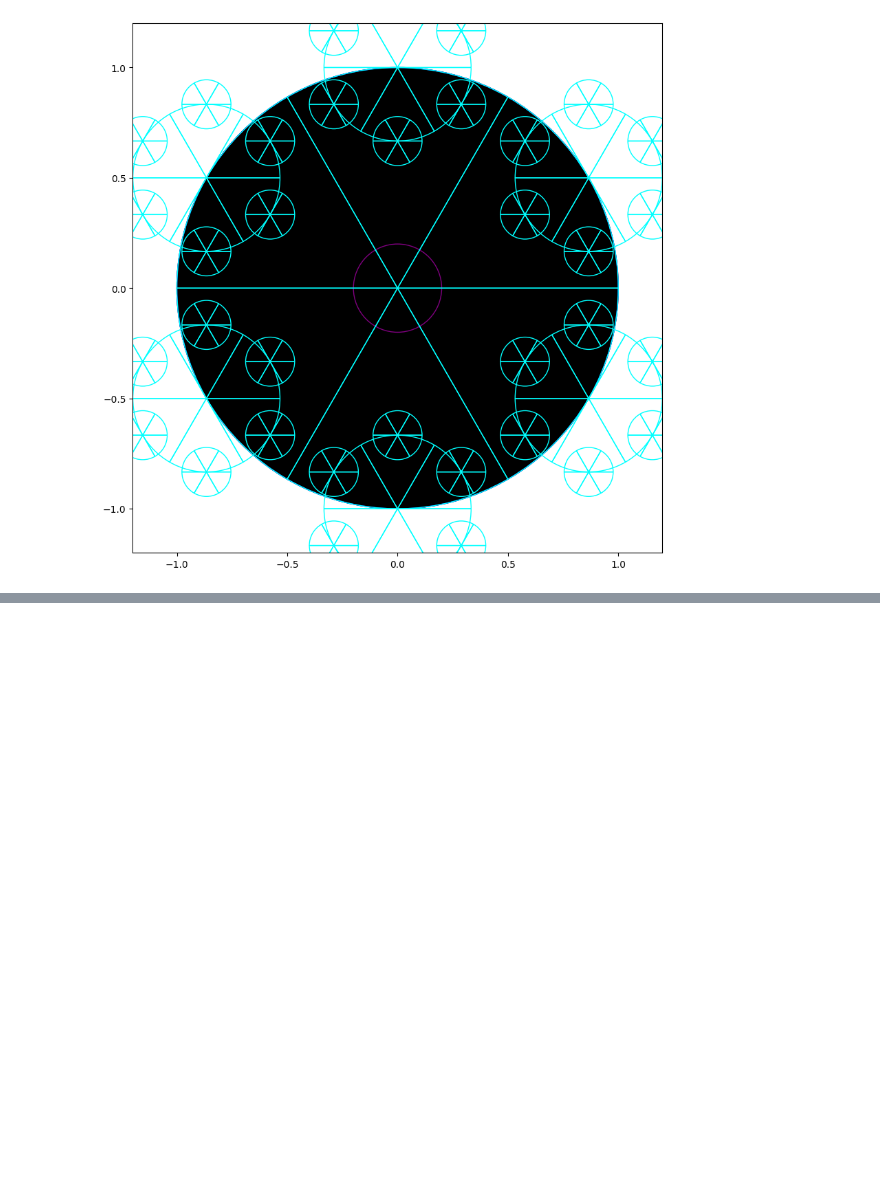
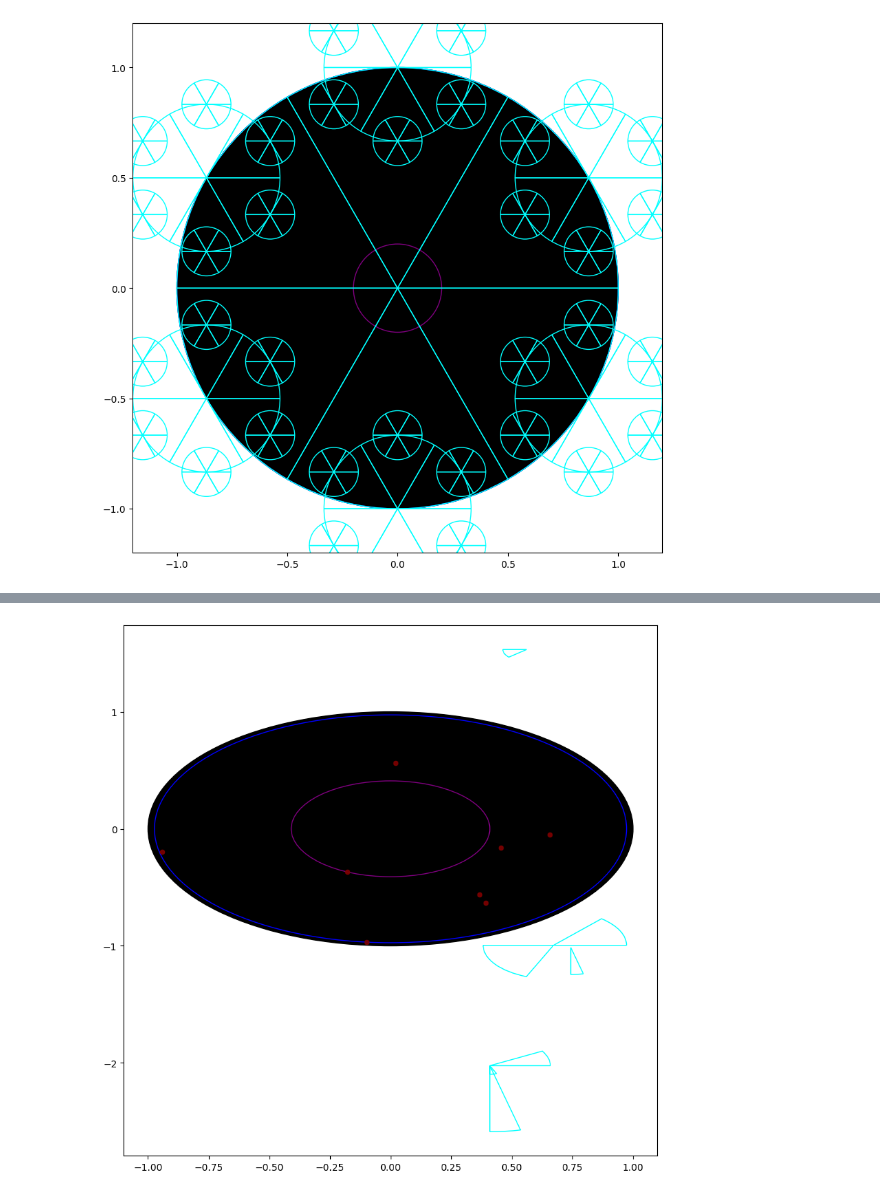
Before and after one commit to Sahana-kargi/approximate-nearest-neighbors-main, a Jupyter notebook: samples/hyperbolic_exploration.ipynb, the cells around one changed output, grey strips where cells are left out. Drawn from its saved outputs; the diff is of its cells as text; code cells hidden in the pictures; blank space fills up the shorter version.

```diff
--- a/samples/hyperbolic_exploration.ipynb
+++ b/samples/hyperbolic_exploration.ipynb
@@ -407,0 +363,82 @@ RecursionError: maximum recursion depth exceeded while calling a Python object
+# %%
+
+def minpoint(points):
+    min_radius = min(point[0] for point in points)
+    min_radius_point = [point for point in points if point[0] == min_radius][0]
+    print("Start: " + str(min_radius_point))
+    return min_radius_point
+# %%
+
+
+def recursive_subdivision(points_in_wedge, alternate_split=True):
+    if len(points_in_wedge) <= 1:
+        return
+
+    if alternate_split:
+        split_value = polar_point_based_split(points_in_wedge)
+    else:
+        split_value = polar_radius_based_split(points_in_wedge)
+
+    # Split points into two halves
+    points_left, points_right = polar_array_split(points_in_wedge)
+
+
+    #calculates the pieces of the wedge
+    start = minpoint(points_in_wedge)
+    segment_radius = radius(points_in_wedge)
+    angle_degrees = np.degrees(split_value)
+    print("Degrees: " + str(angle_degrees))
+
+
+    #draws the wedges
+    if angle_degrees >= 0 and angle_degrees <= 90:  # First quadrant
+        fig.gca().add_patch(patches.Wedge(start, r=segment_radius, theta1=0, theta2=angle_degrees, color='cyan', fill=False))
+    elif angle_degrees > 90 and angle_degrees <= 180:  # Second quadrant
+        fig.gca().add_patch(patches.Wedge(start, r=segment_radius, theta1=90, theta2=angle_degrees, color='cyan', fill=False))
+    elif angle_degrees > 180 and angle_degrees <= 270:  # Third quadrant
+        fig.gca().add_patch(patches.Wedge(start, r=segment_radius, theta1=180,theta2=angle_degrees, color='cyan', fill=False))
+    else:  # Fourth quadrant
+        fig.gca().add_patch(patches.Wedge(start, r=segment_radius, theta1=270, theta2=angle_degrees, color='cyan', fill=False))
+
+
+    # Call the function recursively
+    recursive_subdivision(points_left, not alternate_split)
+    recursive_subdivision(points_right, not alternate_split)
+
+
+# Generate points inside Poincaré disk
+points = []
+num_points = 8
+while len(points) != num_points:
+    x = random.uniform(-1.0, 1.0)
+    y = random.uniform(-1.0, 1.0)
+
+    # Test if point is inside Poincaré disk,
+    # but not on the boundary.
+    if x**2 + y**2 < 1.0:
+        points.append((x, y))
+        tree.insert((x, y))
+
+points = np.array(points)
+polar_points = cartesian_to_polar(points)
+fig = plt.figure(figsize=(10, 10))
+ax = fig.add_subplot(111)
+
+# Draw Poincaré disk
+poincare_boundary = plt.Circle((0, 0), 1.0, color='black')
+inner_circle = plt.Circle((0, 0), np.min(polar_points[:, 0]), color='purple', fill=False)
+outer_circle = plt.Circle((0, 0), np.max(polar_points[:, 0]), color='blue', fill=False)
+
+ax.add_patch(poincare_boundary)
+ax.add_patch(inner_circle)
+ax.add_patch(outer_circle)
+
+# Call the recursive subdivision function
+points_in_wedge = polar_points  # Initially all points are in the wedge
+recursive_subdivision(points_in_wedge)
+
+ax.scatter(
+    x=points[:, 0],
+    y=points[:, 1],
+    marker='o', alpha=0.9, color='maroon', s=20.0)
+# %% [output]
@@ -407,0 +463 @@ RecursionError: maximum recursion depth exceeded while calling a Python object
+[figure, added]
```
Also changed, not shown: parts of 14 cells of this notebook.
